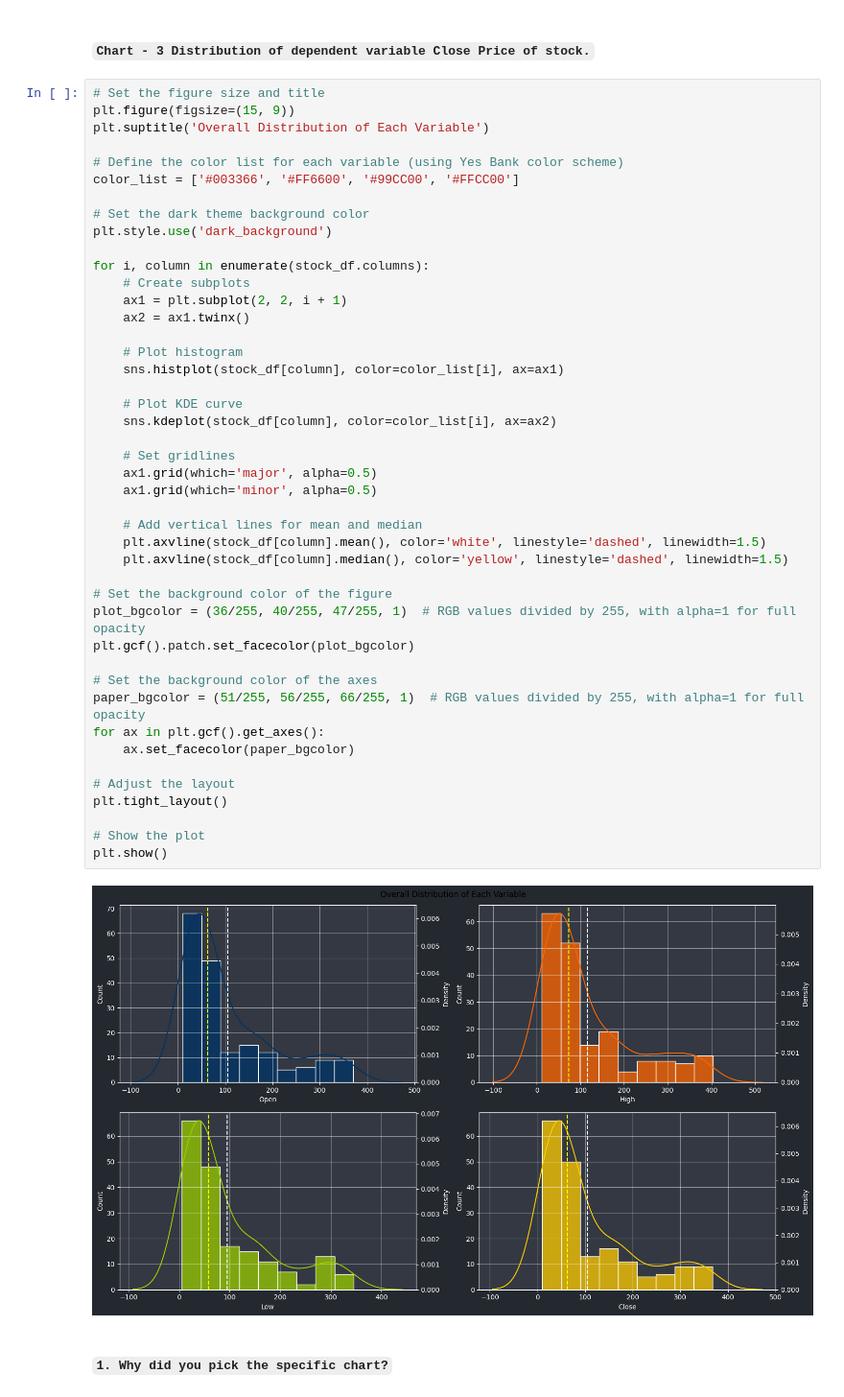
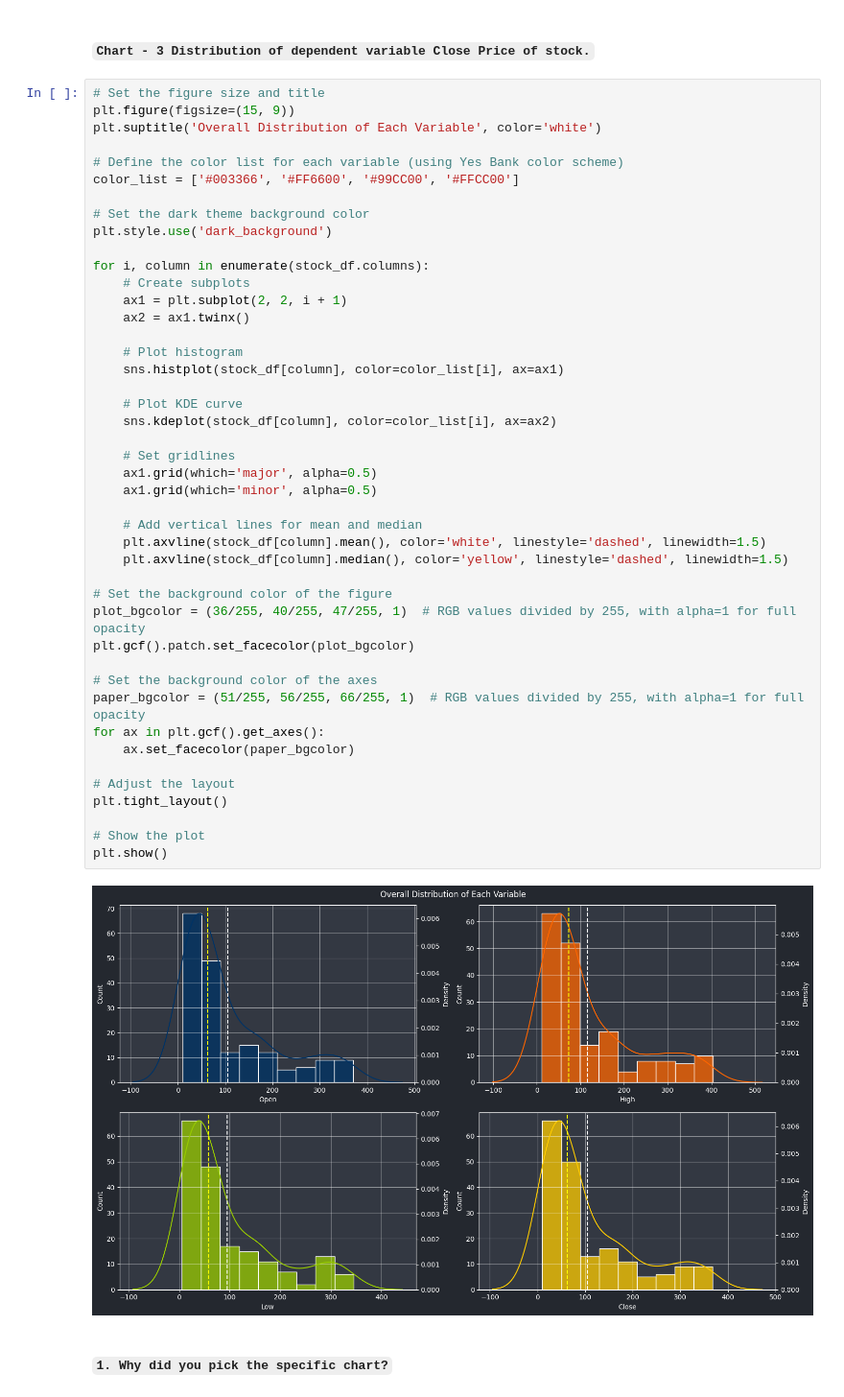
Before and after one commit to Rudraashish7/Capstone-Project-SupervisedML-Regression-Yes-Bank-Stock-Closing-Price-Prediction, a Jupyter notebook: Yes_Bank_Stock_Closing_Price_Prediction(Capstone_Project_Supervised_ML_Regression).ipynb, the cells around one changed output. Shown at 96% size. Drawn from its saved outputs; the diff is of its cells as text.

```diff
--- a/Yes_Bank_Stock_Closing_Price_Prediction(Capstone_Project_Supervised_ML_Regression).ipynb
+++ b/Yes_Bank_Stock_Closing_Price_Prediction(Capstone_Project_Supervised_ML_Regression).ipynb
@@ -516,7 +516,7 @@ Regarding insights leading to negative growth, the significant dip in the Yes Ba
 # %%
 # Set the figure size and title
 plt.figure(figsize=(15, 9))
-plt.suptitle('Overall Distribution of Each Variable')
+plt.suptitle('Overall Distribution of Each Variable', color='white')
 
 # Define the color list for each variable (using Yes Bank color scheme)
 color_list = ['#003366', '#FF6600', '#99CC00', '#FFCC00']
@@ -531,34 +531,34 @@ for i, column in enumerate(stock_df.columns):
 
     # Plot histogram
     sns.histplot(stock_df[column], color=color_list[i], ax=ax1)
 
     # Plot KDE curve
     sns.kdeplot(stock_df[column], color=color_list[i], ax=ax2)
 
     # Set gridlines
     ax1.grid(which='major', alpha=0.5)
     ax1.grid(which='minor', alpha=0.5)
 
     # Add vertical lines for mean and median
     plt.axvline(stock_df[column].mean(), color='white', linestyle='dashed', linewidth=1.5)
     plt.axvline(stock_df[column].median(), color='yellow', linestyle='dashed', linewidth=1.5)
 
 # Set the background color of the figure
 plot_bgcolor = (36/255, 40/255, 47/255, 1)  # RGB values divided by 255, with alpha=1 for full opacity
 plt.gcf().patch.set_facecolor(plot_bgcolor)
 
 # Set the background color of the axes
 paper_bgcolor = (51/255, 56/255, 66/255, 1)  # RGB values divided by 255, with alpha=1 for full opacity
 for ax in plt.gcf().get_axes():
     ax.set_facecolor(paper_bgcolor)
 
 # Adjust the layout
 plt.tight_layout()
 
 # Show the plot
 plt.show()
 # %% [output]
-[figure, old version]
+[figure, new version]
 # %% [markdown]
 #### `1. Why did you pick the specific chart?`
 # %% [markdown]
```
Also changed, not shown: parts of 5 cells of this notebook.
